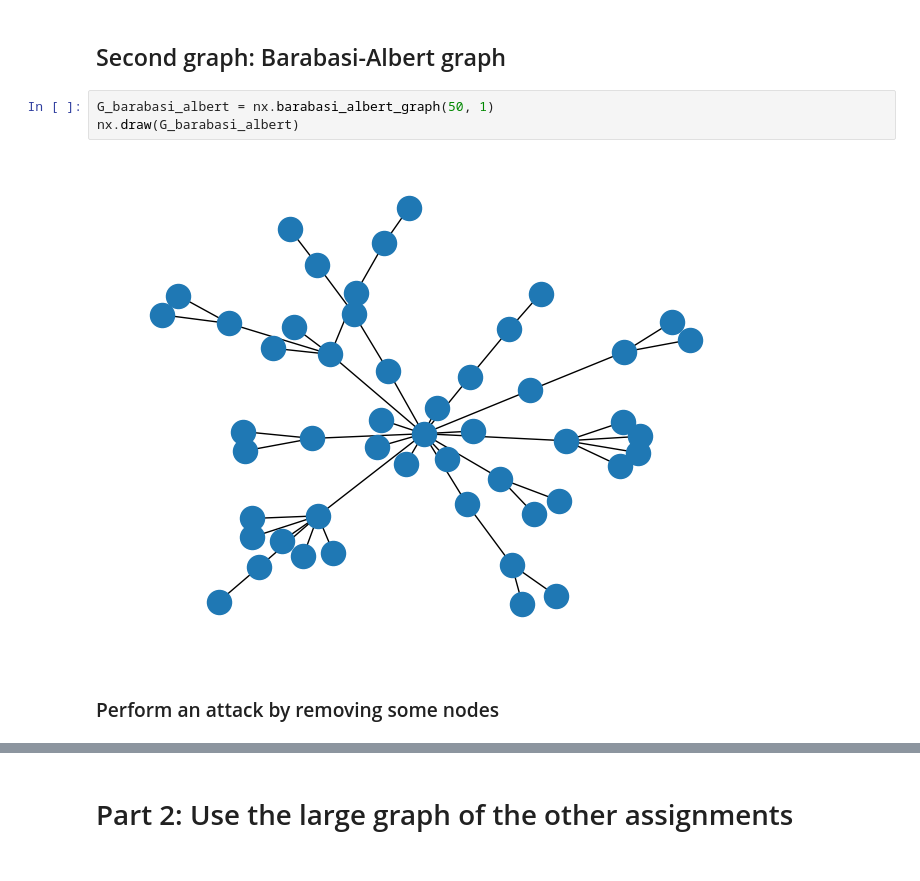
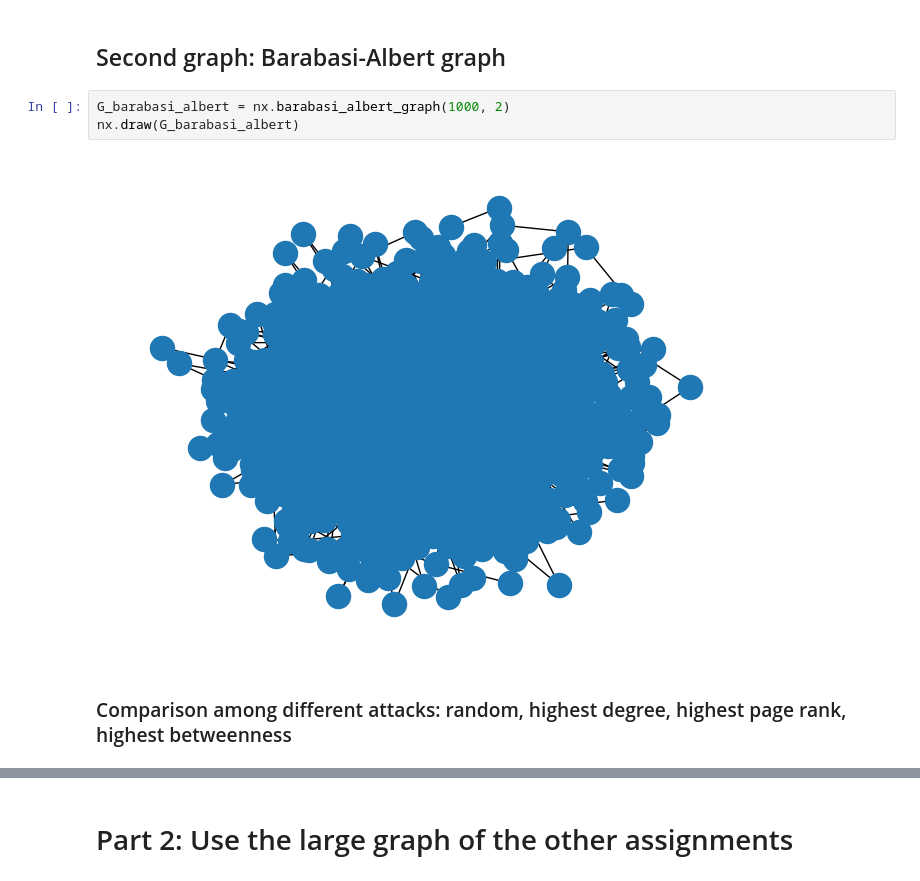
Before and after one commit to parsamlm/NetworkAnalysis, a Jupyter notebook: Step 3/network_robustness.ipynb, the cells around one changed output, grey strips where cells are left out. Saved outputs shown, nothing was run; the diff lists cells and outputs as text.

```diff
--- a/Step 3/network_robustness.ipynb
+++ b/Step 3/network_robustness.ipynb
@@ -114,10 +104,10 @@ plt.plot(list(results.values()), list(results.keys()))
 # %% [markdown]
 ## Second graph: Barabasi-Albert graph
 # %%
-G_barabasi_albert = nx.barabasi_albert_graph(50, 1)
+G_barabasi_albert = nx.barabasi_albert_graph(1000, 2)
 nx.draw(G_barabasi_albert)
 # %% [output]
-[figure, old version]
+[figure, new version]
 # %% [markdown]
-### Perform an attack by removing some nodes
+### Comparison among different attacks: random, highest degree, highest page rank, highest betweenness
 # %%
```
Also changed, not shown: parts of 16 cells of this notebook.
